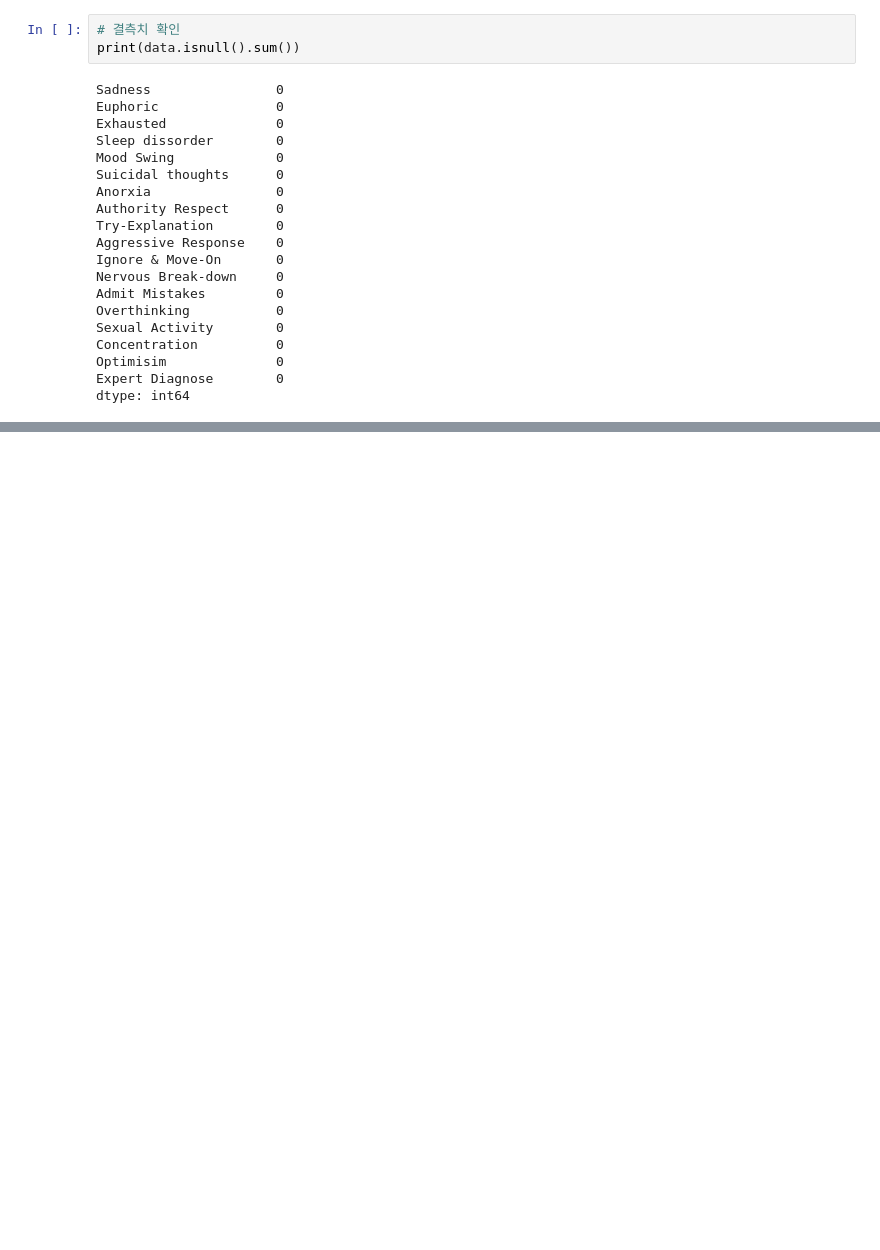
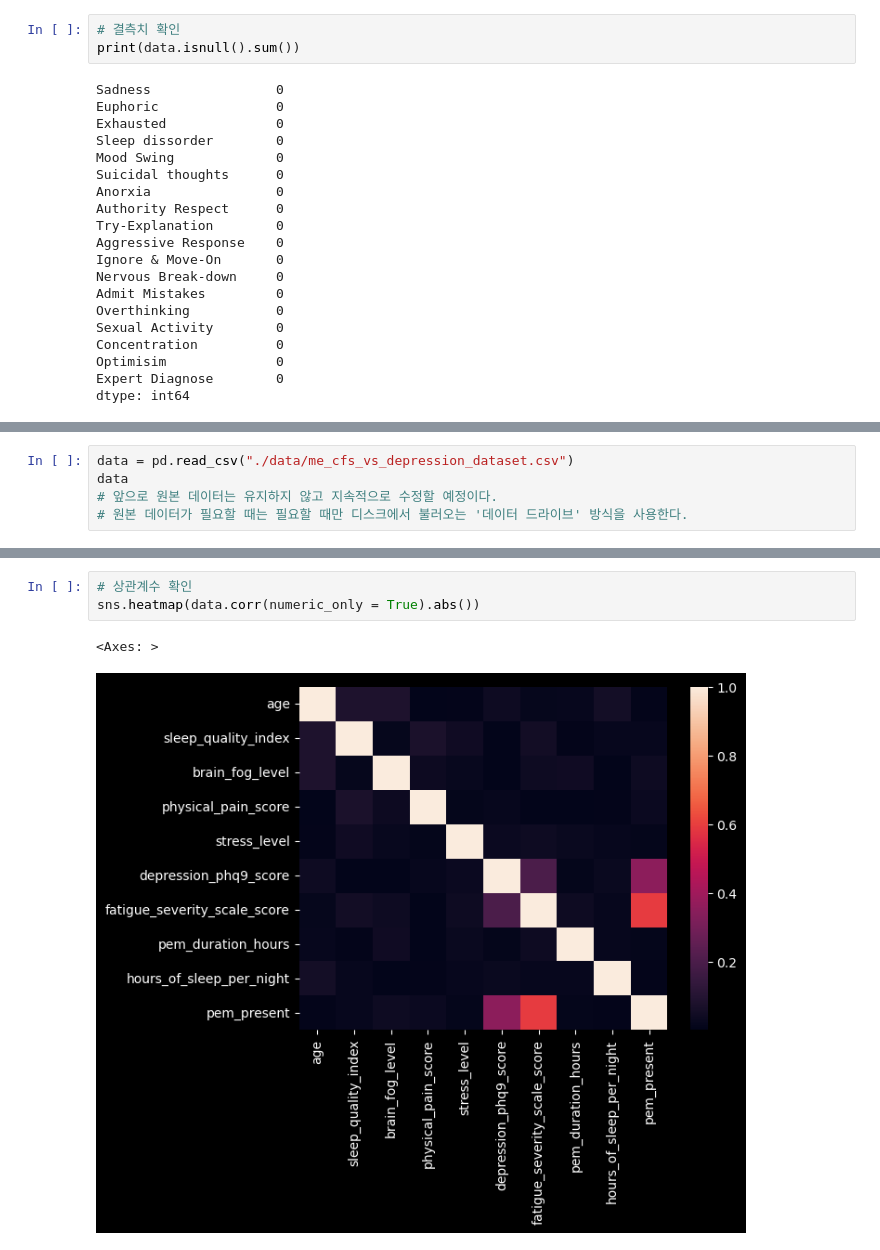
Before and after one commit to good0neighbour/ESTCampAI, a Jupyter notebook: 팀 활동/정형프로젝트/정신질환 분석.ipynb, the cells around one changed output, grey strips where cells are left out. Saved outputs shown, nothing was run; the diff lists cells and outputs as text; blank space fills up the shorter version.

```diff
--- a/팀 활동/정형프로젝트/정신질환 분석.ipynb
+++ b/팀 활동/정형프로젝트/정신질환 분석.ipynb
@@ -181,0 +946,5 @@ data
+# %%
+data = pd.read_csv("./data/me_cfs_vs_depression_dataset.csv")
+data
+# 앞으로 원본 데이터는 유지하지 않고 지속적으로 수정할 예정이다.
+# 원본 데이터가 필요할 때는 필요할 때만 디스크에서 불러오는 '데이터 드라이브' 방식을 사용한다.
@@ -181,0 +1010,6 @@ data
+# %%
+# 상관계수 확인
+sns.heatmap(data.corr(numeric_only = True).abs())
+# %% [output]
+<Axes: >
+[figure, added]
```
Also changed, not shown: parts of 203 cells of this notebook, 21 other files.
